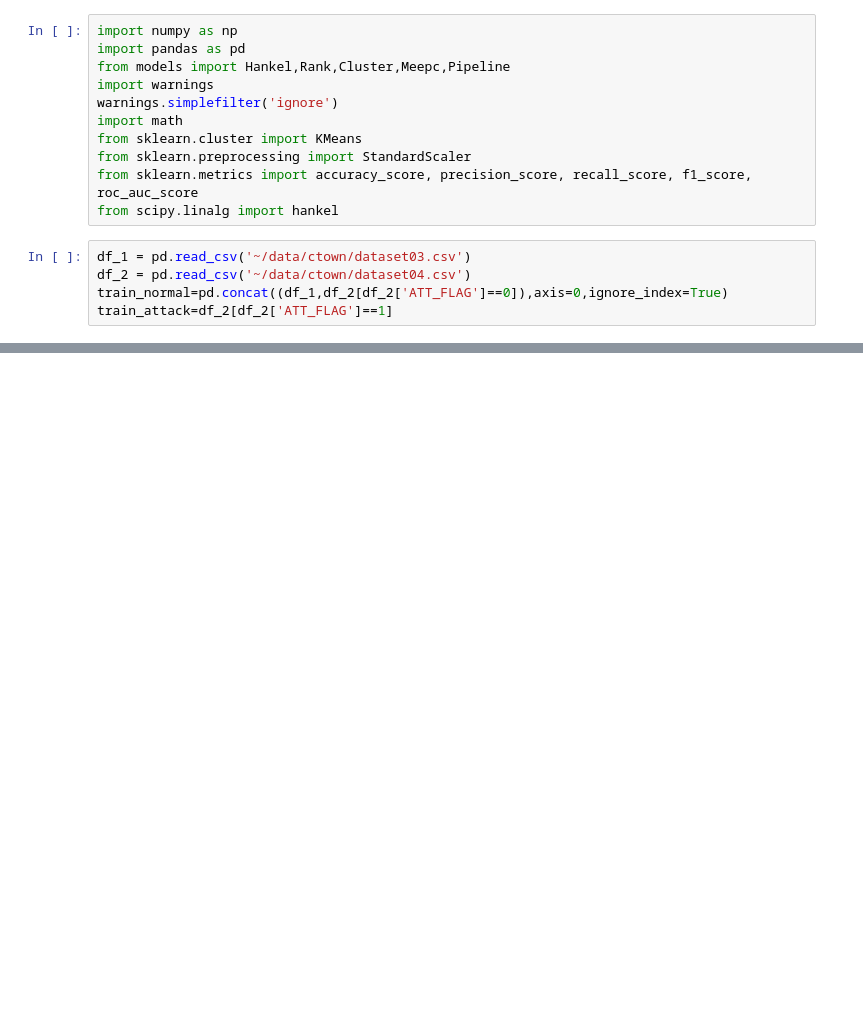
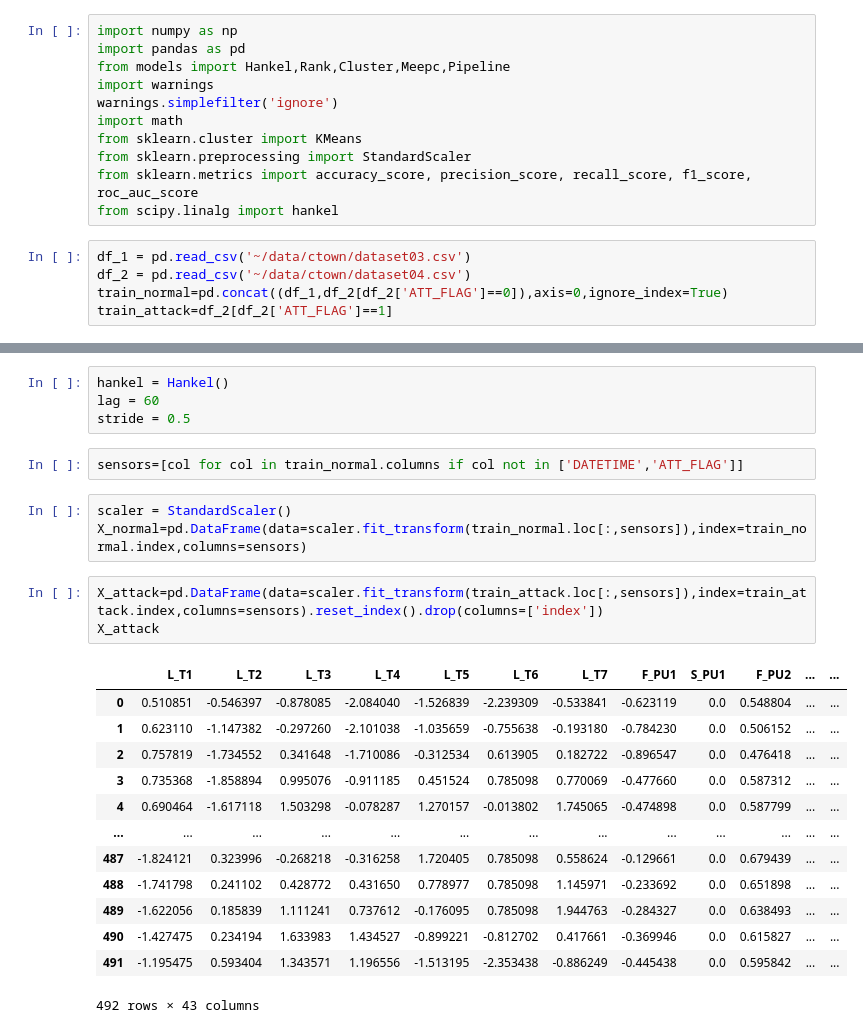
Before and after one commit to manu1003/meepc, a Jupyter notebook: ctown4.ipynb, the cells around one changed output, grey strips where cells are left out. Cells and saved outputs as stored; diff of their text form; blank space fills up the shorter version.

```diff
--- a/ctown4.ipynb
+++ b/ctown4.ipynb
@@ -56,0 +17,26 @@ df
+# %%
+hankel = Hankel()
+lag = 60
+stride = 0.5
+# %%
+sensors=[col for col in train_normal.columns if col not in ['DATETIME','ATT_FLAG']]
+# %%
+scaler = StandardScaler()
+X_normal=pd.DataFrame(data=scaler.fit_transform(train_normal.loc[:,sensors]),index=train_normal.index,columns=sensors)
+# %%
+X_attack=pd.DataFrame(data=scaler.fit_transform(train_attack.loc[:,sensors]),index=train_attack.index,columns=sensors).reset_index().drop(columns=['index'])
+X_attack
+# %% [output]
+|  | L_T1 | L_T2 | L_T3 | L_T4 | L_T5 | L_T6 | L_T7 | F_PU1 | S_PU1 | F_PU2 | ... | ... |
+| 0 | 0.510851 | -0.546397 | -0.878085 | -2.084040 | -1.526839 | -2.239309 | -0.533841 | -0.623119 | 0.0 | 0.548804 | ... | ... |
+| 1 | 0.623110 | -1.147382 | -0.297260 | -2.101038 | -1.035659 | -0.755638 | -0.193180 | -0.784230 | 0.0 | 0.506152 | ... | ... |
+| 2 | 0.757819 | -1.734552 | 0.341648 | -1.710086 | -0.312534 | 0.613905 | 0.182722 | -0.896547 | 0.0 | 0.476418 | ... | ... |
+| 3 | 0.735368 | -1.858894 | 0.995076 | -0.911185 | 0.451524 | 0.785098 | 0.770069 | -0.477660 | 0.0 | 0.587312 | ... | ... |
+| 4 | 0.690464 | -1.617118 | 1.503298 | -0.078287 | 1.270157 | -0.013802 | 1.745065 | -0.474898 | 0.0 | 0.587799 | ... | ... |
+| ... | ... | ... | ... | ... | ... | ... | ... | ... | ... | ... | ... | ... |
+| 487 | -1.824121 | 0.323996 | -0.268218 | -0.316258 | 1.720405 | 0.785098 | 0.558624 | -0.129661 | 0.0 | 0.679439 | ... | ... |
+| 488 | -1.741798 | 0.241102 | 0.428772 | 0.431650 | 0.778977 | 0.785098 | 1.145971 | -0.233692 | 0.0 | 0.651898 | ... | ... |
+| 489 | -1.622056 | 0.185839 | 1.111241 | 0.737612 | -0.176095 | 0.785098 | 1.944763 | -0.284327 | 0.0 | 0.638493 | ... | ... |
+| 490 | -1.427475 | 0.234194 | 1.633983 | 1.434527 | -0.899221 | -0.812702 | 0.417661 | -0.369946 | 0.0 | 0.615827 | ... | ... |
+| 491 | -1.195475 | 0.593404 | 1.343571 | 1.196556 | -1.513195 | -2.353438 | -0.886249 | -0.445438 | 0.0 | 0.595842 | ... | ... |
+492 rows × 43 columns
```
Also changed, not shown: parts of 24 cells of this notebook, 1 other file.
